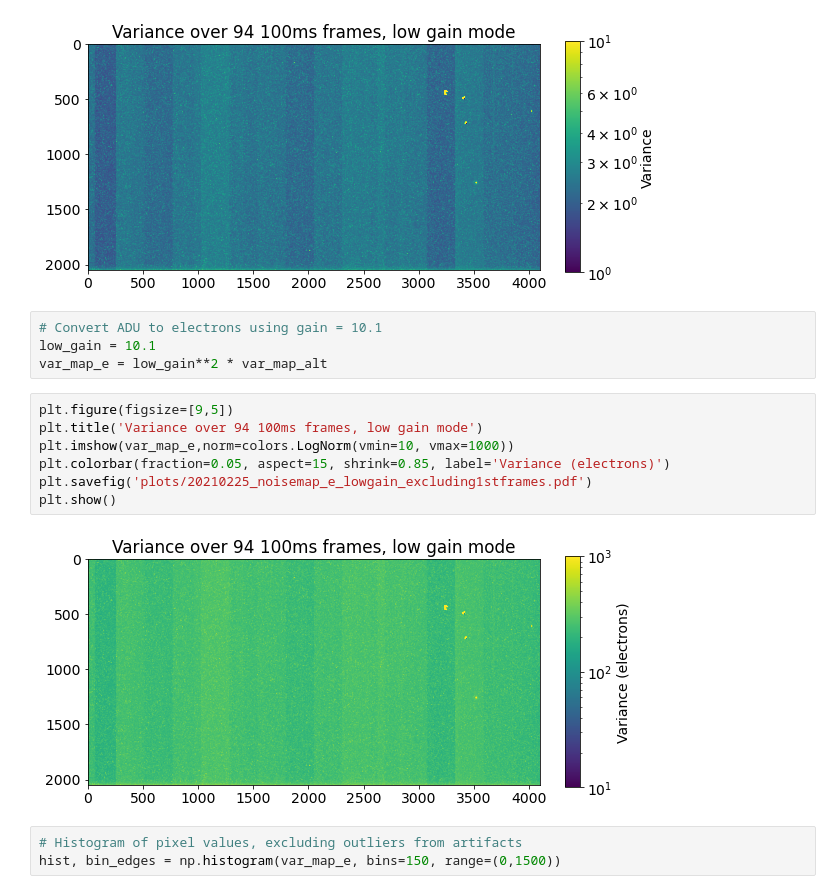
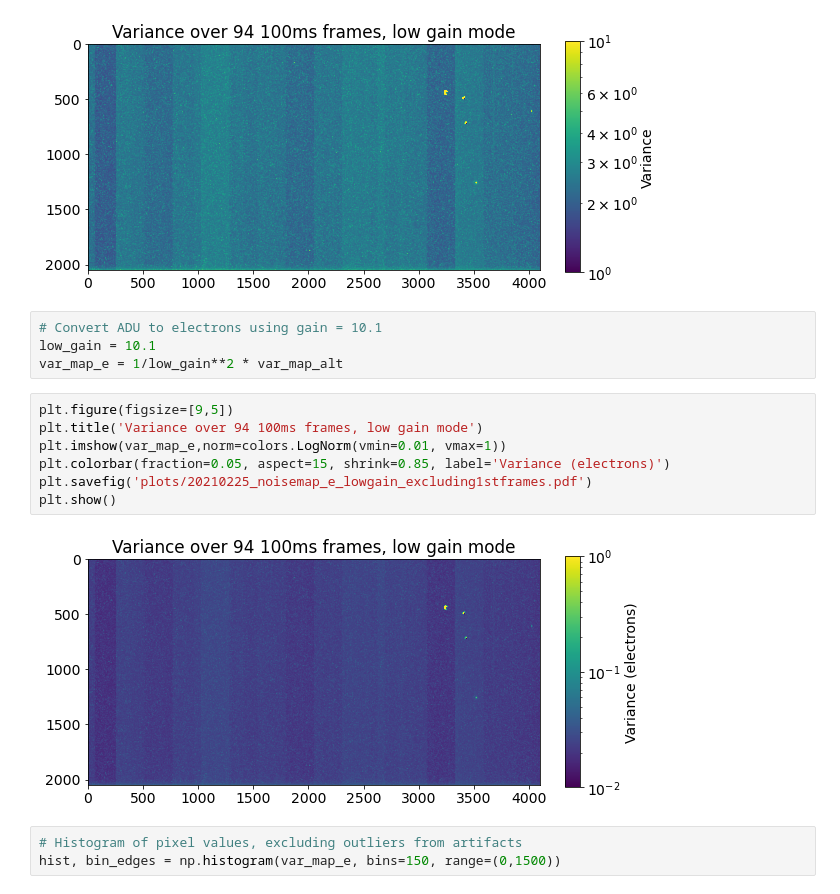
Before and after one commit to uvex-mission/cmost-analysis, a Jupyter notebook: notebooks/20210225_NoiseMap_LowGain.ipynb, the cells around one changed output. Saved outputs shown, nothing was run; the diff lists cells and outputs as text.

```diff
--- a/notebooks/20210225_NoiseMap_LowGain.ipynb
+++ b/notebooks/20210225_NoiseMap_LowGain.ipynb
@@ -56,16 +56,16 @@ plt.show()
 # %%
 # Convert ADU to electrons using gain = 10.1
 low_gain = 10.1
-var_map_e = low_gain**2 * var_map_alt
+var_map_e = 1/low_gain**2 * var_map_alt
 # %%
 plt.figure(figsize=[9,5])
 plt.title('Variance over 94 100ms frames, low gain mode')
-plt.imshow(var_map_e,norm=colors.LogNorm(vmin=10, vmax=1000))
+plt.imshow(var_map_e,norm=colors.LogNorm(vmin=0.01, vmax=1))
 plt.colorbar(fraction=0.05, aspect=15, shrink=0.85, label='Variance (electrons)')
 plt.savefig('plots/20210225_noisemap_e_lowgain_excluding1stframes.pdf')
 plt.show()
 # %% [output]
-[figure, old version]
+[figure, new version]
 # %%
 # Histogram of pixel values, excluding outliers from artifacts
 hist, bin_edges = np.histogram(var_map_e, bins=150, range=(0,1500))
```
Also changed, not shown: parts of 1 cell of this notebook, 1 other file.
